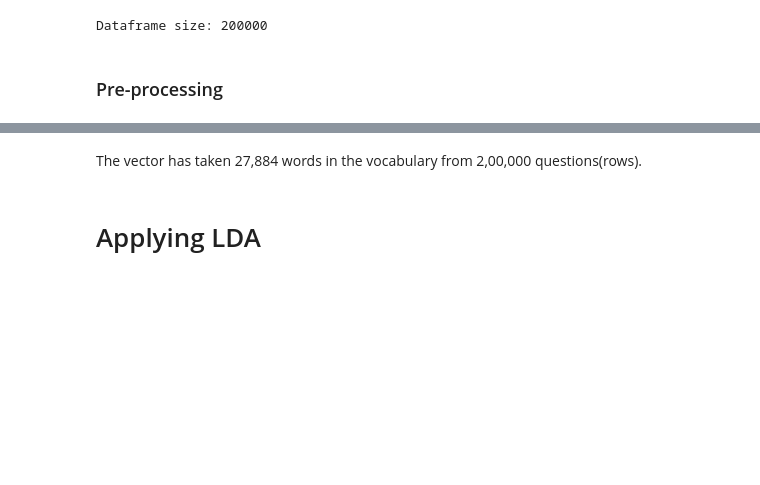
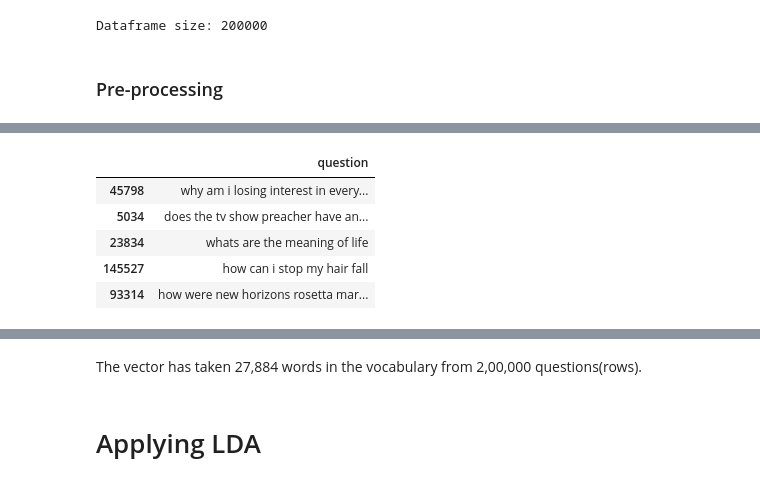
Before and after one commit to faisal3325/ai2-ca2, a Jupyter notebook: CA2.ipynb, the cells around one changed output, grey strips where cells are left out. Saved outputs shown, nothing was run; the diff lists cells and outputs as text; code cells hidden in the pictures; blank space fills up the shorter version.

```diff
--- a/CA2.ipynb
+++ b/CA2.ipynb
@@ -34,0 +78,9 @@ Dataframe size: 200000
+# %%
+df_clean.sample(5)
+# %% [output]
+|  | question |
+| 45798 | why am i losing interest in every... |
+| 5034 | does the tv show preacher have an... |
+| 23834 | whats are the meaning of life |
+| 145527 | how can i stop my hair fall |
+| 93314 | how were new horizons rosetta mar... |
```
Also changed, not shown: parts of 34 cells of this notebook.
